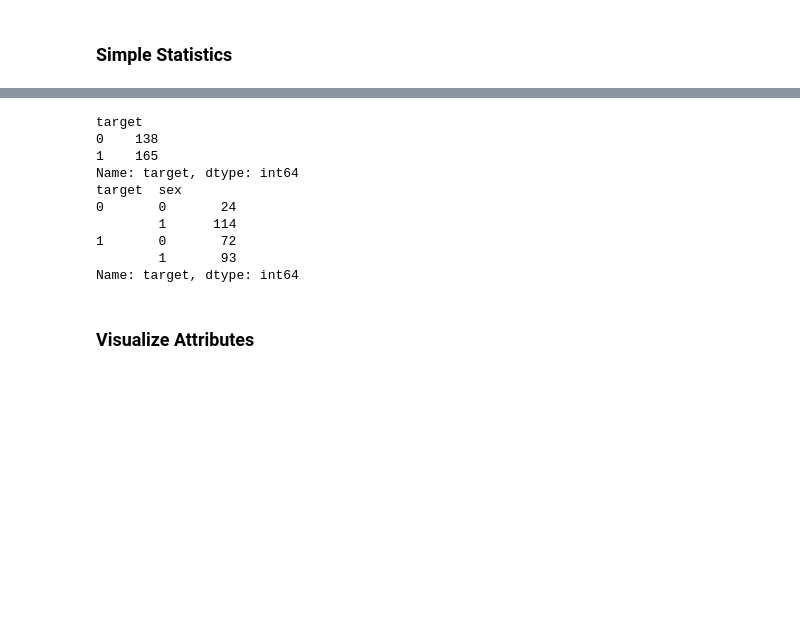
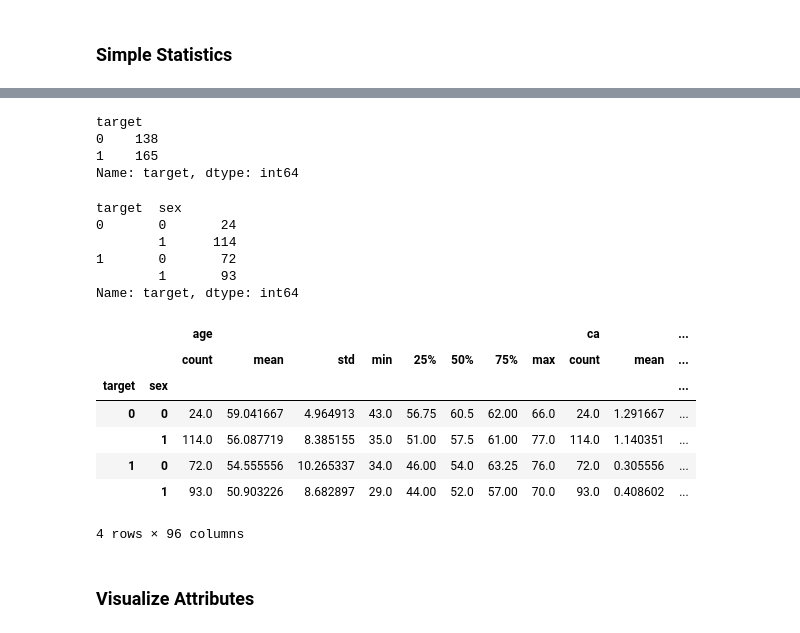
Before and after one commit to realdanielbyrne/Data_Mining_Labs, a Jupyter notebook: Lab1.ipynb, the cells around one changed output, grey strips where cells are left out. Cells and saved outputs as stored; diff of their text form; code cells hidden in the pictures; blank space fills up the shorter version.

```diff
--- a/Lab1.ipynb
+++ b/Lab1.ipynb
@@ -107,22 +109,34 @@ memory usage: 33.2 KB
 # Aggregate by heart disease presence, 1 = yes 0 = no
 df_grouped = df.groupby(by='target')
 print (df_grouped.target.count())
-
-#grouped further by sex, 1 = male, 0 = female
-
-df_grouped = df.groupby(by=['target','sex'])
-print (df_grouped.target.count())
 # %% [output]
 target
 0    138
 1    165
 Name: target, dtype: int64
-target  sex
-0       0       24
-        1      114
-1       0       72
-        1       93
-Name: target, dtype: int64
+# %%
+#grouped further by sex, 1 = male, 0 = female
+
+df_grouped = df.groupby(by=['target','sex'])
+print (df_grouped.target.count())
+# %% [output]
+target  sex
+0       0       24
+        1      114
+1       0       72
+        1       93
+Name: target, dtype: int64
+# %%
+df_grouped.describe()
+# %% [output]
+|  |  | age |  |  |  |  |  |  |  | ca |  | ... |
+|  |  | count | mean | std | min | 25% | 50% | 75% | max | count | mean | ... |
+| target | sex |  |  |  |  |  |  |  |  |  |  | ... |
+| 0 | 0 | 24.0 | 59.041667 | 4.964913 | 43.0 | 56.75 | 60.5 | 62.00 | 66.0 | 24.0 | 1.291667 | ... |
+|  | 1 | 114.0 | 56.087719 | 8.385155 | 35.0 | 51.00 | 57.5 | 61.00 | 77.0 | 114.0 | 1.140351 | ... |
+| 1 | 0 | 72.0 | 54.555556 | 10.265337 | 34.0 | 46.00 | 54.0 | 63.25 | 76.0 | 72.0 | 0.305556 | ... |
+|  | 1 | 93.0 | 50.903226 | 8.682897 | 29.0 | 44.00 | 52.0 | 57.00 | 70.0 | 93.0 | 0.408602 | ... |
+4 rows × 96 columns
 # %% [markdown]
 ### Visualize Attributes
 # %%
```
Also changed, not shown: parts of 2 cells of this notebook.
